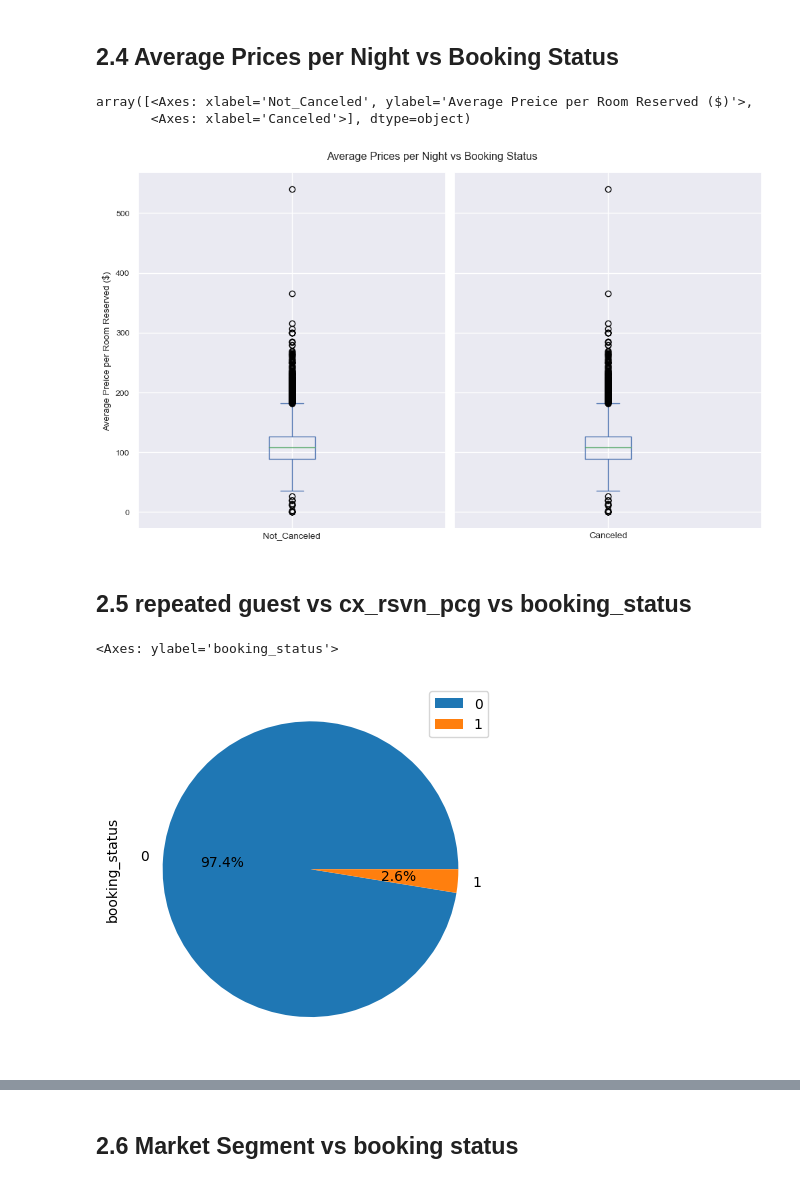
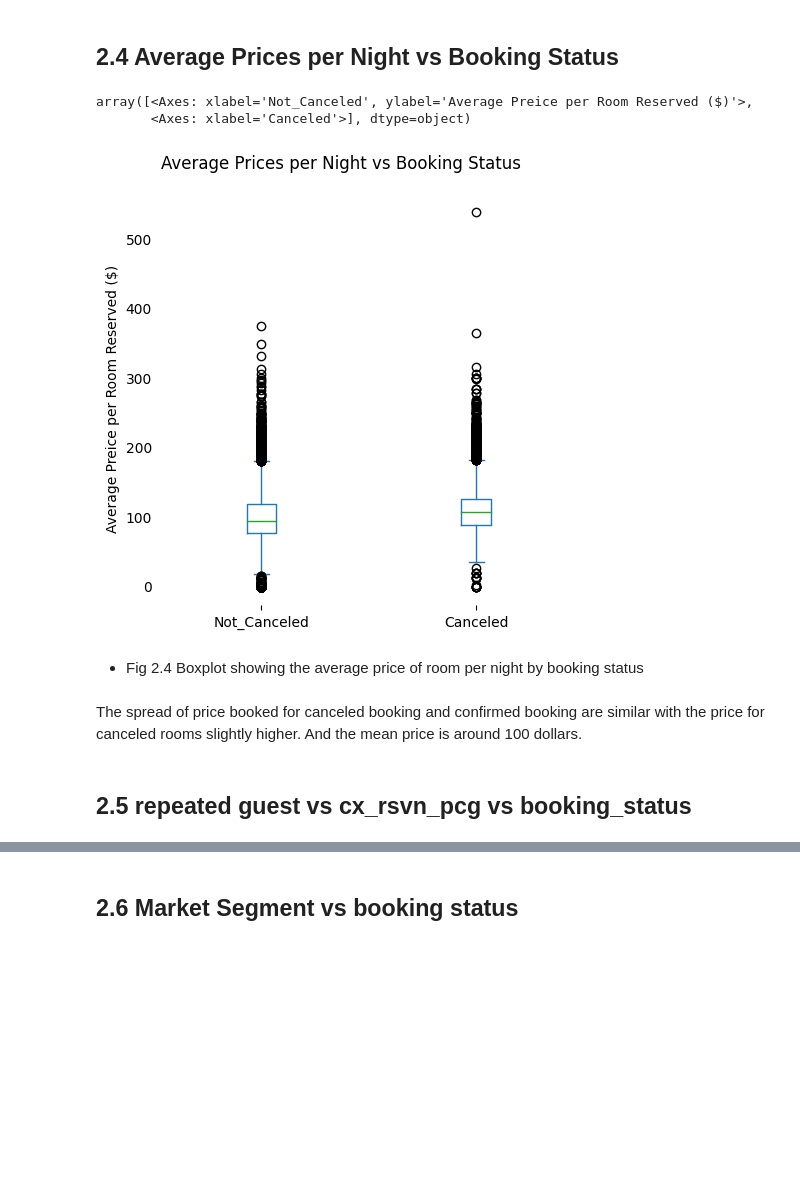
Before and after one commit to jh22d/BookedUp, a Jupyter notebook: Final_Project.ipynb, the cells around one changed output, grey strips where cells are left out. Cells and saved outputs as stored; diff of their text form; code cells hidden in the pictures; blank space fills up the shorter version.

```diff
--- a/Final_Project.ipynb
+++ b/Final_Project.ipynb
@@ -298,13 +327,12 @@ rtype_pr_plot(rtype_count_status,rtype_price_status, colors)
 ## 2.4 Average Prices per Night vs Booking Status
 # %%
 def pr_plot(stat, df, loco):
-    fig, ax = plt.subplots(1,len(status), sharey=True, figsize = (10,6))
-    for i in range(0,len(status)):
-        df.plot(kind = 'box', ax = ax[i], xlabel = status[i])
-        indi_box = ax[i]
-        xtick = status[i]
-        indi_box.spines[['left', 'right', 'top' ,'bottom']].set_visible(False)
-        indi_box.tick_params(which="both", left=False, labelbottom=False)
+    fig, ax = plt.subplots(1,len(stat), sharey=True, figsize = (5,5))
+    for i in range(len(stat)):
+        df.loc[df.index == stat[i],:].plot(kind = 'box', ax = ax[i])
+        ax[i].spines[['left', 'right', 'top' ,'bottom']].set_visible(False)
+        ax[i].tick_params(which="both", left=False, labelbottom=False)
+        ax[i].set_xlabel(stat[i])
     fig.suptitle('Average Prices per Night vs Booking Status')
     ax[0].set_ylabel('Average Preice per Room Reserved ($)')
     fig.tight_layout()
@@ -317,13 +344,12 @@ df1 = rsvn_pr_bk.loc[status[i]]
-# %%
-pr_plot(status, df1, colors)
-# %% [output]
-array([<Axes: xlabel='Not_Canceled', ylabel='Average Preice per Room Reserved ($)'>,
-       <Axes: xlabel='Canceled'>], dtype=object)
-[figure, removed]
+# %%
+pr_plot(status, rsvn_pr_bk, colors)
+# %% [output]
+array([<Axes: xlabel='Not_Canceled', ylabel='Average Preice per Room Reserved ($)'>,
+       <Axes: xlabel='Canceled'>], dtype=object)
+[figure, added]
+# %% [markdown]
+- Fig 2.4 Boxplot showing the average price of room per night by booking status
+# %% [markdown]
+The spread of price booked for canceled booking and confirmed booking are similar with the price for canceled rooms slightly higher. And the mean price is around 100 dollars.
 # %% [markdown]
 ## 2.5 repeated guest vs cx_rsvn_pcg vs booking_status
-# %%
-rsvn[['repeated_guest', 'booking_status']].groupby(['repeated_guest']).count().plot(kind = 'pie', y = 'booking_status', autopct = '%1.1f%%', legend = ['cancelled', 'confirmed'])
-# %% [output]
-<Axes: ylabel='booking_status'>
-[figure, removed]
```
Also changed, not shown: parts of 34 cells of this notebook.
